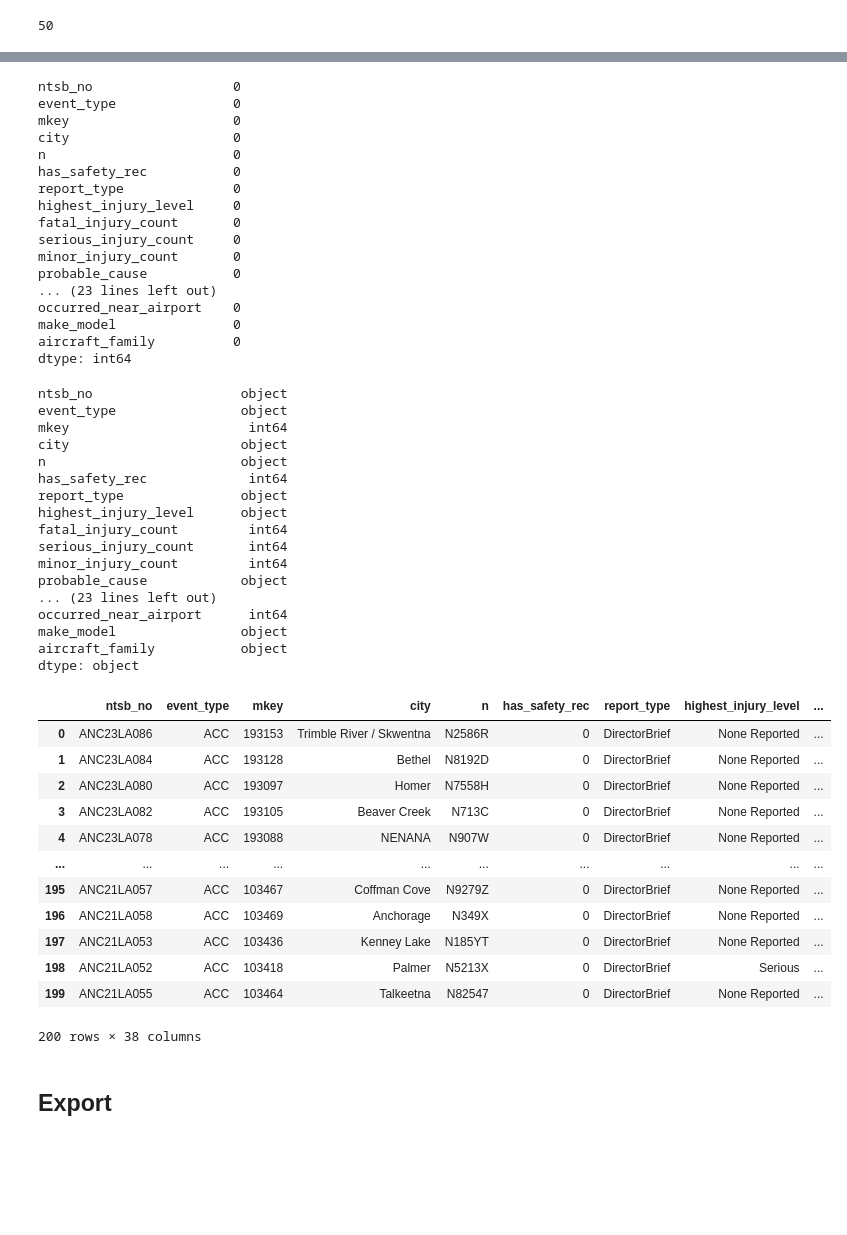
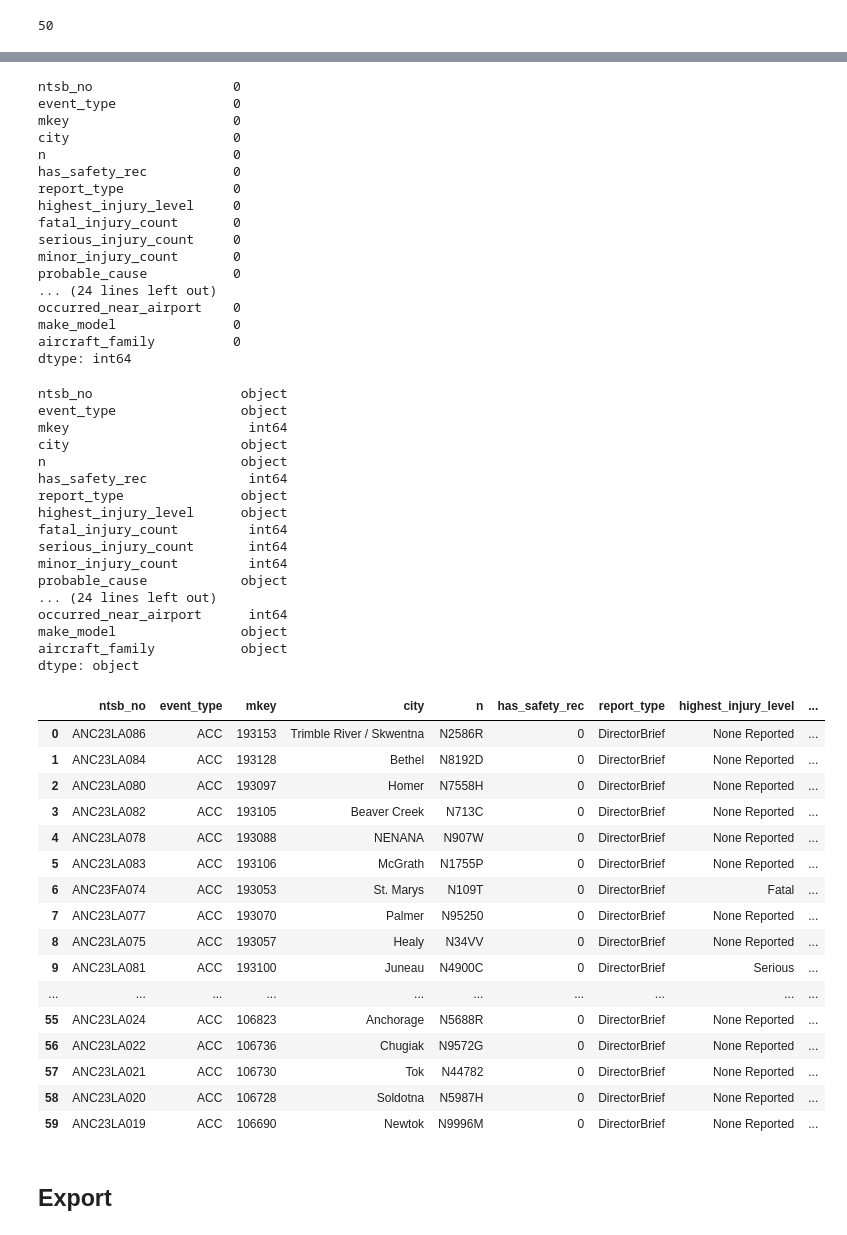
Before and after one commit to TheMirch/dsi-group-project, a Jupyter notebook: code/nolan_cleaning.ipynb, the cells around one changed output, grey strips where cells are left out. Saved outputs shown, nothing was run; the diff lists cells and outputs as text; code cells hidden in the pictures; blank space fills up the shorter version.

```diff
--- a/code/nolan_cleaning.ipynb
+++ b/code/nolan_cleaning.ipynb
@@ -162,6 +162,9 @@ ak_clean['event_season'] = ak_clean['event_month'].apply(get_season)
 # %%
 # engineer injury bool
 ak_clean['has_injury'] = ak_clean.highest_injury_level.apply(lambda x: 0 if x == 'None Reported' else 1)
+# %%
+# engineer fatal injury bool
+ak_clean['has_fatal_injury'] = ak_clean.highest_injury_level.apply(lambda x: 1 if x == 'Fatal' else 0)
 # %%
 # engineer aircraft damage bool
 ak_clean['has_aircraft_damage'] = ak_clean.aircraft_damage.apply(lambda x: 0 if x == 'None Reported' else 1)
@@ -319,7 +322,7 @@ fatal_injury_count       0
 serious_injury_count     0
 minor_injury_count       0
 probable_cause           0
-... (23 lines left out)
+... (24 lines left out)
 occurred_near_airport    0
 make_model               0
 aircraft_family          0
@@ -339,27 +342,31 @@ fatal_injury_count         int64
 serious_injury_count       int64
 minor_injury_count         int64
 probable_cause            object
-... (23 lines left out)
+... (24 lines left out)
 occurred_near_airport      int64
 make_model                object
 aircraft_family           object
 dtype: object
 # %%
-ak_clean.head(200)
+ak_clean.head(60)
 # %% [output]
 |  | ntsb_no | event_type | mkey | city | n | has_safety_rec | report_type | highest_injury_level | ... |
 | 0 | ANC23LA086 | ACC | 193153 | Trimble River / Skwentna | N2586R | 0 | DirectorBrief | None Reported | ... |
 | 1 | ANC23LA084 | ACC | 193128 | Bethel | N8192D | 0 | DirectorBrief | None Reported | ... |
 | 2 | ANC23LA080 | ACC | 193097 | Homer | N7558H | 0 | DirectorBrief | None Reported | ... |
 | 3 | ANC23LA082 | ACC | 193105 | Beaver Creek | N713C | 0 | DirectorBrief | None Reported | ... |
 | 4 | ANC23LA078 | ACC | 193088 | NENANA | N907W | 0 | DirectorBrief | None Reported | ... |
+| 5 | ANC23LA083 | ACC | 193106 | McGrath | N1755P | 0 | DirectorBrief | None Reported | ... |
+| 6 | ANC23FA074 | ACC | 193053 | St. Marys | N109T | 0 | DirectorBrief | Fatal | ... |
+| 7 | ANC23LA077 | ACC | 193070 | Palmer | N95250 | 0 | DirectorBrief | None Reported | ... |
+| 8 | ANC23LA075 | ACC | 193057 | Healy | N34VV | 0 | DirectorBrief | None Reported | ... |
+| 9 | ANC23LA081 | ACC | 193100 | Juneau | N4900C | 0 | DirectorBrief | Serious | ... |
 | ... | ... | ... | ... | ... | ... | ... | ... | ... | ... |
-| 195 | ANC21LA057 | ACC | 103467 | Coffman Cove | N9279Z | 0 | DirectorBrief | None Reported | ... |
-| 196 | ANC21LA058 | ACC | 103469 | Anchorage | N349X | 0 | DirectorBrief | None Reported | ... |
-| 197 | ANC21LA053 | ACC | 103436 | Kenney Lake | N185YT | 0 | DirectorBrief | None Reported | ... |
-| 198 | ANC21LA052 | ACC | 103418 | Palmer | N5213X | 0 | DirectorBrief | Serious | ... |
-| 199 | ANC21LA055 | ACC | 103464 | Talkeetna | N82547 | 0 | DirectorBrief | None Reported | ... |
+| 55 | ANC23LA024 | ACC | 106823 | Anchorage | N5688R | 0 | DirectorBrief | None Reported | ... |
+| 56 | ANC23LA022 | ACC | 106736 | Chugiak | N9572G | 0 | DirectorBrief | None Reported | ... |
+| 57 | ANC23LA021 | ACC | 106730 | Tok | N44782 | 0 | DirectorBrief | None Reported | ... |
+| 58 | ANC23LA020 | ACC | 106728 | Soldotna | N5987H | 0 | DirectorBrief | None Reported | ... |
+| 59 | ANC23LA019 | ACC | 106690 | Newtok | N9996M | 0 | DirectorBrief | None Reported | ... |
-200 rows × 38 columns
 # %% [markdown]
 ## Export
 # %%
```
Also changed, not shown: parts of 1 cell of this notebook, 22 other files.
